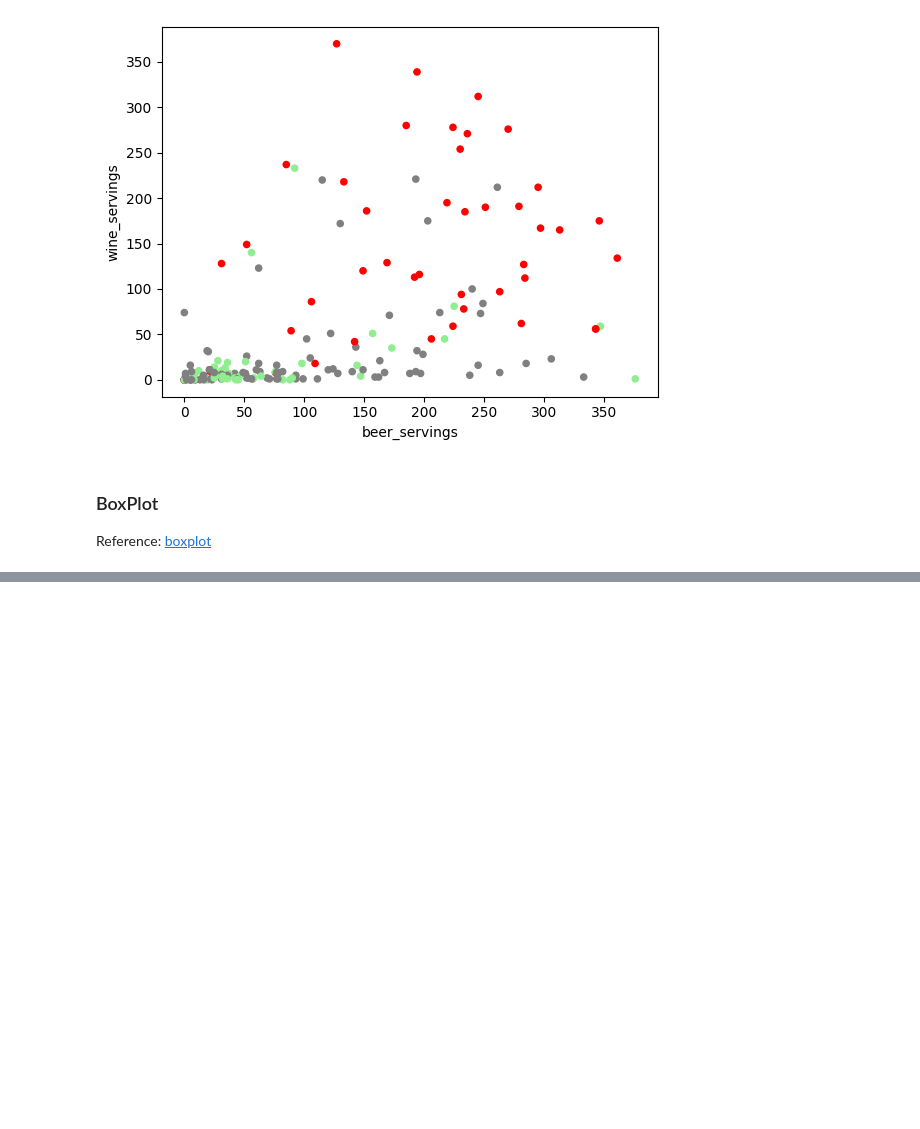
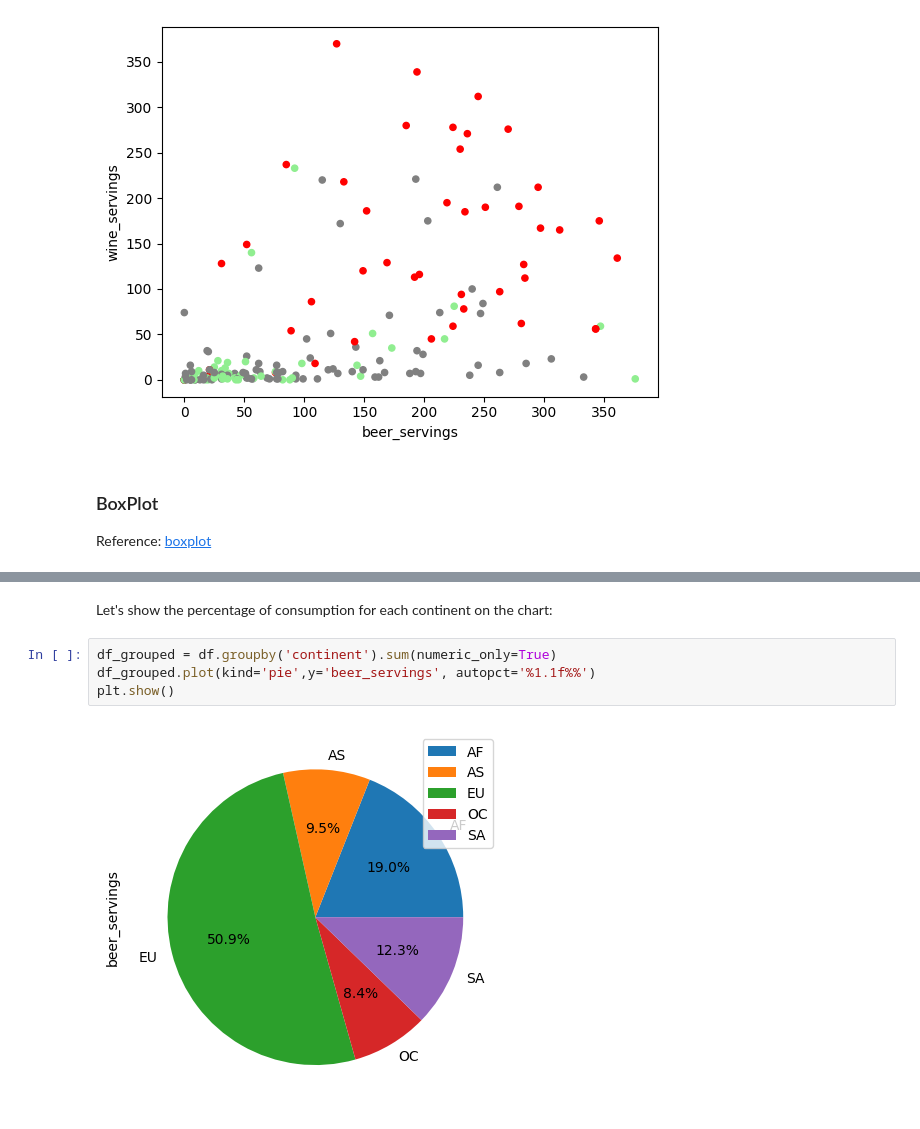
Before and after one commit to ProgressBG-Python-Course/JupyterNotebooksExamples, a Jupyter notebook: Notebooks/matplotlib_pandas_seaborn/pandas_and_mpl.ipynb, the cells around one changed output, grey strips where cells are left out. Saved outputs shown, nothing was run; the diff lists cells and outputs as text; blank space fills up the shorter version.

```diff
--- a/Notebooks/matplotlib_pandas_seaborn/pandas_and_mpl.ipynb
+++ b/Notebooks/matplotlib_pandas_seaborn/pandas_and_mpl.ipynb
@@ -247,0 +265,8 @@ Reference: [pie](https://matplotlib.org/stable/api/_as_gen/matplotlib.pyplot.pie
+# %% [markdown]
+Let's show the percentage of consumption for each continent on the chart:
+# %%
+df_grouped = df.groupby('continent').sum(numeric_only=True)
+df_grouped.plot(kind='pie',y='beer_servings', autopct='%1.1f%%')
+plt.show()
+# %% [output]
+[figure, added]
```
Also changed, not shown: parts of 5 cells of this notebook.
